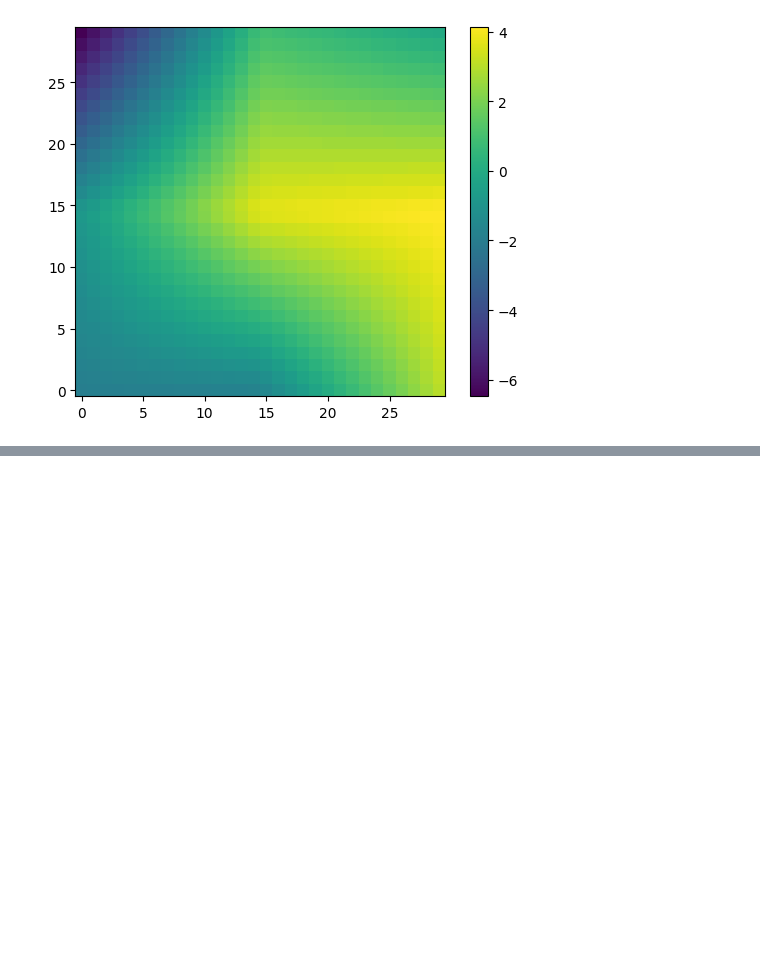
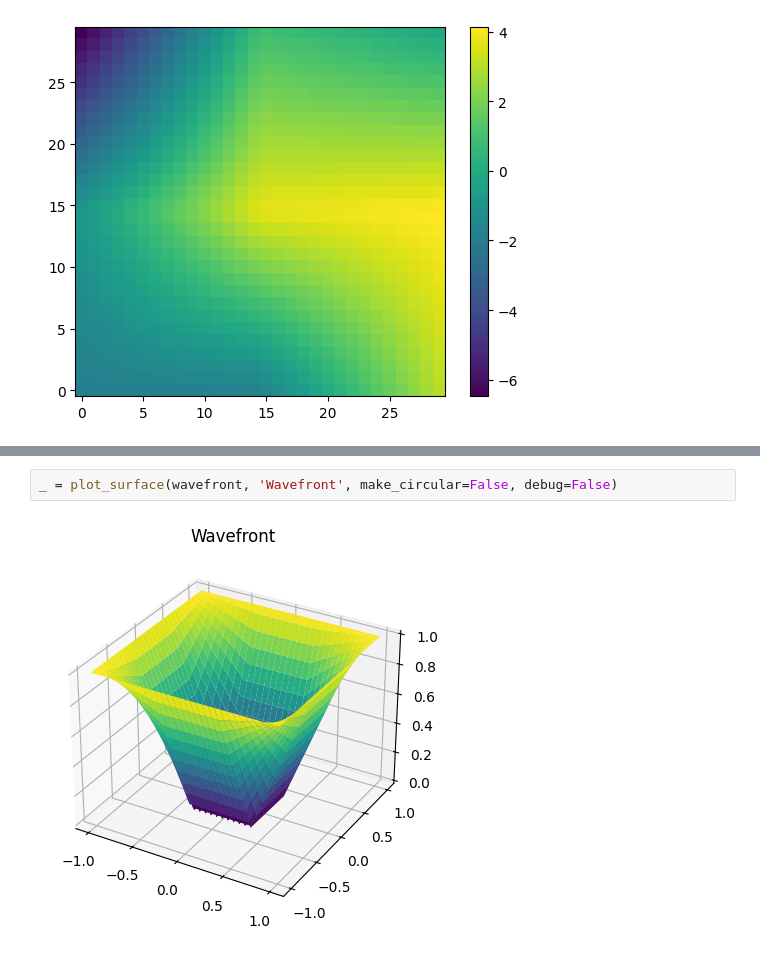
Before and after one commit to abhisheknaik96/minimal_ao_simulator, a Jupyter notebook: test.ipynb, the cells around one changed output, grey strips where cells are left out. Drawn from its saved outputs; the diff is of its cells as text; blank space fills up the shorter version.

```diff
--- a/test.ipynb
+++ b/test.ipynb
@@ -357,0 +428,4 @@ for i in range(timesteps):
+# %%
+_ = plot_surface(wavefront, 'Wavefront', make_circular=False, debug=False)
+# %% [output]
+[figure, added]
```
Also changed, not shown: parts of 15 cells of this notebook.
